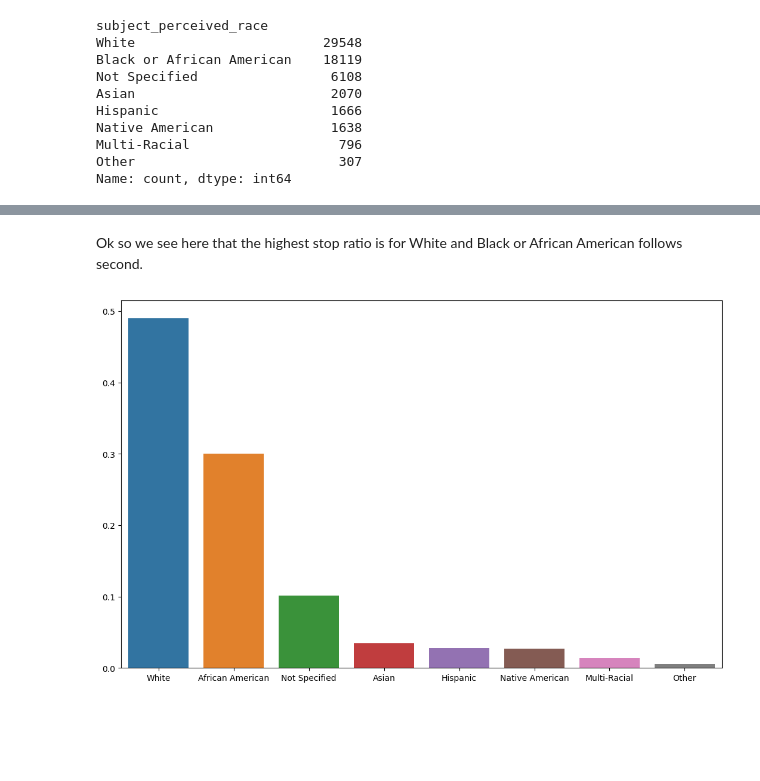
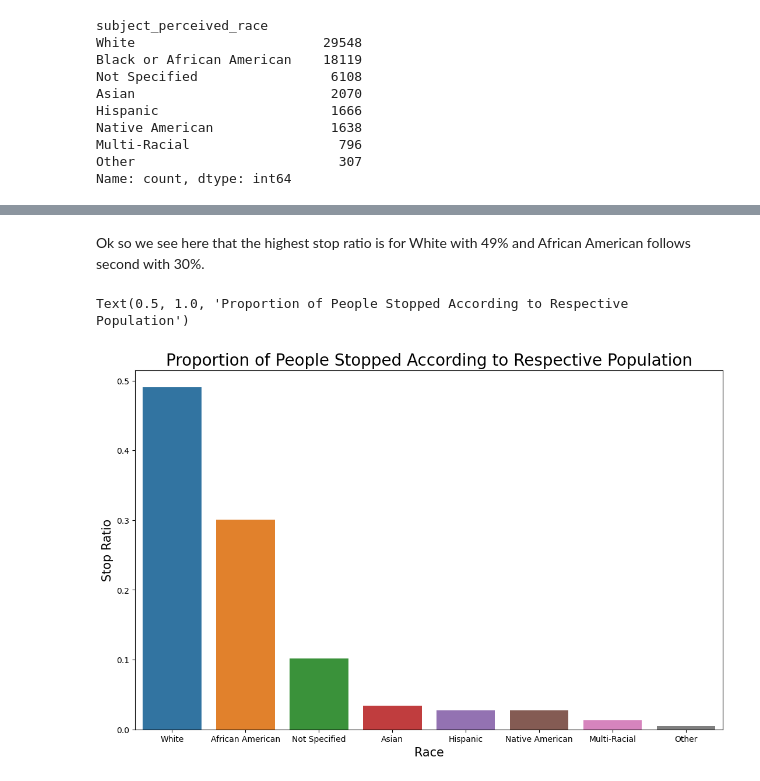
Before and after one commit to ShamlaA/Terry-Traffic-Stops-Prediction-for-Racial-Bias, a Jupyter notebook: Terry_stops_EDA.ipynb, the cells around one changed output, grey strips where cells are left out. Drawn from its saved outputs; the diff is of its cells as text; code cells hidden in the pictures; blank space fills up the shorter version.

Commit message:
Finished EDA of the Seattle Terry Stop

```diff
--- a/Terry_stops_EDA.ipynb
+++ b/Terry_stops_EDA.ipynb
@@ -100,15 +100,16 @@ stop_ratio_df
 |  | White | African American | Not Specified | Asian | Hispanic | Native American | Multi-Racial | Other |
 | 0 | 0.490407 | 0.30072 | 0.101374 | 0.034356 | 0.027651 | 0.027186 | 0.013211 | 0.005095 |
 # %% [markdown]
-Ok so we see here that the highest stop ratio is for White and Black or African American follows second.
+Ok so we see here that the highest stop ratio is for White with 49% and African American follows second with 30%.
 # %%
 # let us plot this ratios
-
 fig = plt.figure(figsize=(13,8))
 
-sns.barplot(data=stop_ratio_df)
-sns.xlabel=('Race')
-sns.ylabel=('Percentage of Respective Population'),
-sns.title=('Proportion of People Stopped According' + ' to Respective Population')
+ax = sns.barplot(stop_ratio_df)
+
+ax.set_xlabel('Race', fontsize=15)
+ax.set_ylabel('Stop Ratio', fontsize=15),
+ax.set_title('Proportion of People Stopped According' + ' to Respective Population', fontsize=20)
 # %% [output]
+Text(0.5, 1.0, 'Proportion of People Stopped According to Respective Population')
-[figure, old version]
+[figure, new version]
```
Also changed, not shown: parts of 23 cells of this notebook.
